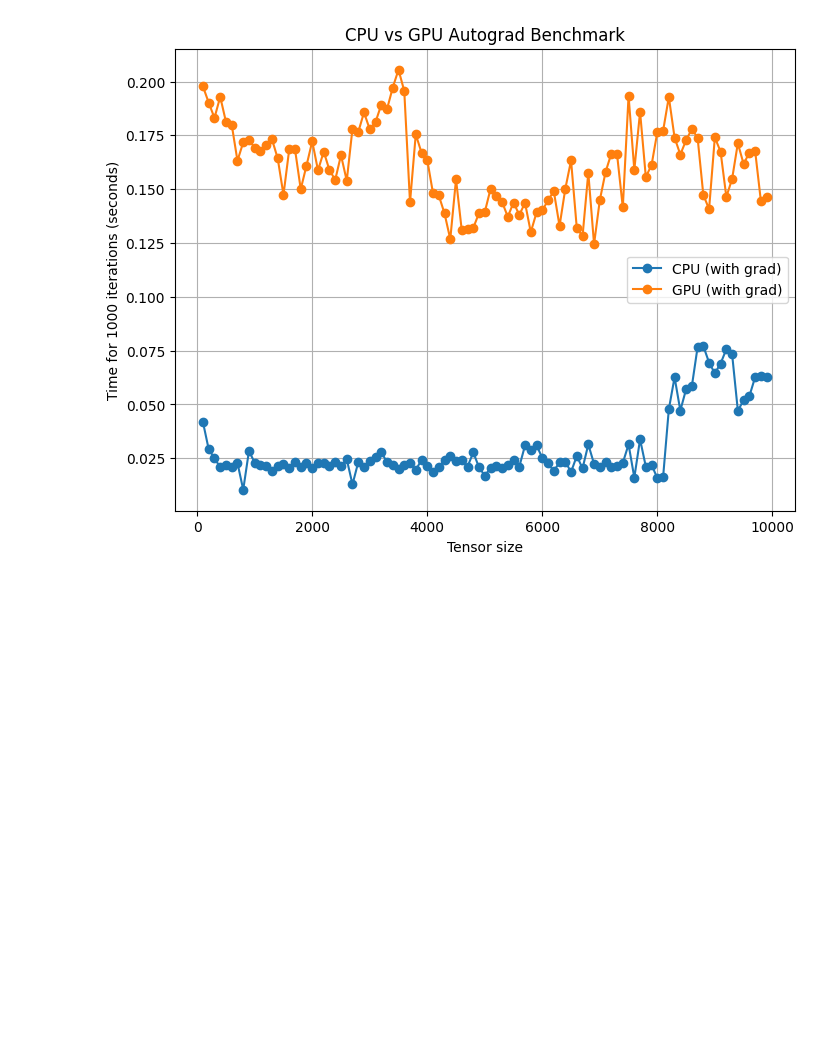
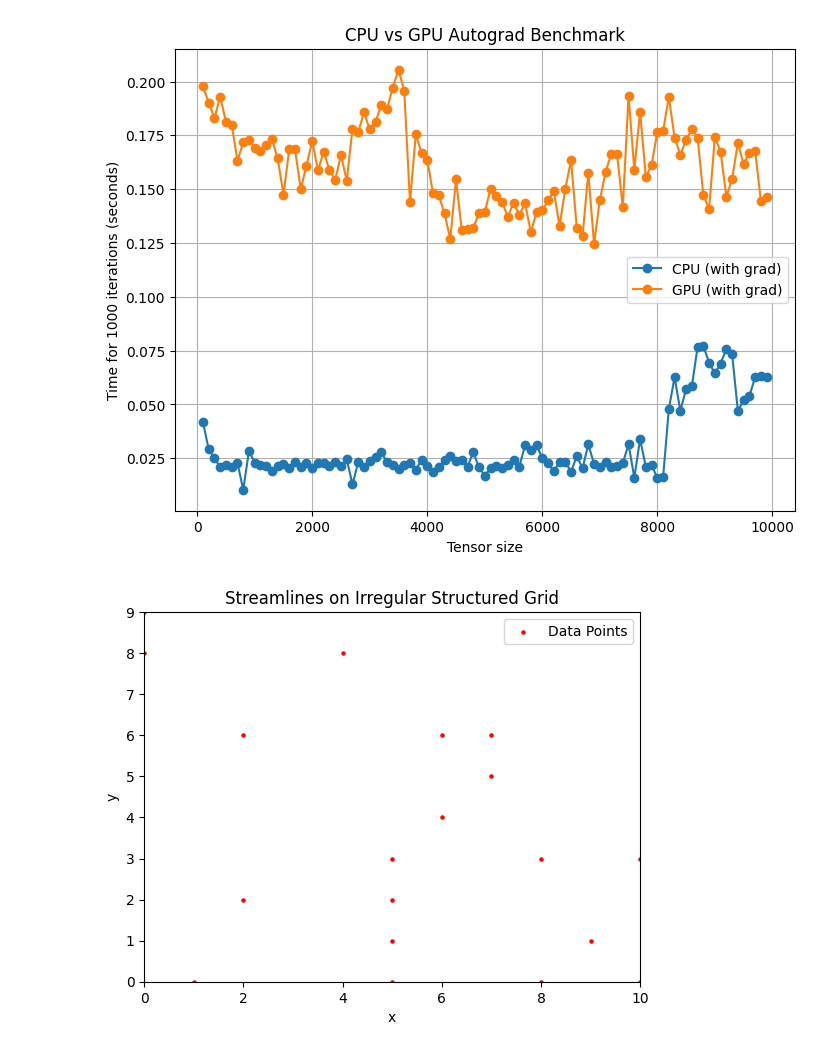
Before and after one commit to YoYo-XYZ/PINNs-for-NVS-fluid, a Jupyter notebook: experiment/benchmark.ipynb, the cells around one changed output. Cells and saved outputs as stored; diff of their text form; code cells hidden in the pictures; blank space fills up the shorter version.

```diff
--- a/experiment/benchmark.ipynb
+++ b/experiment/benchmark.ipynb
@@ -93,3 +93,86 @@ plt.xlim(0, 1)
 
 plt.tight_layout()
 plt.show()
+# %%
+import numpy as np
+import matplotlib.pyplot as plt
+
+# Your 1D arrays: x, y, v_x, v_y (replace with your actual data)
+# Example placeholder data for demonstration (irregular shape with some points "missing")
+x_unique_full = np.linspace(0, 10, 11)  # Uniform x spacing
+y_unique_full = np.linspace(0, 10, 11)  # Uniform y spacing
+X_full, Y_full = np.meshgrid(x_unique_full, y_unique_full)
+# Simulate irregular data: flatten full grid but remove some points
+mask = np.random.choice([True, False], size=X_full.shape, p=[0.2, 0.8])  # ~80% kept
+x = X_full[mask].flatten()
+y = Y_full[mask].flatten()
+v_x = np.sin(y)  # Example velocity field
+v_y = np.cos(x)
+
+# Step 1: Get sorted unique x and y values from data
+unique_x = np.sort(np.unique(x))
+unique_y = np.sort(np.unique(y))
+
+# Step 2: Infer uniform spacing (dx, dy) as minimum diff, and validate uniformity
+if len(unique_x) > 1:
+    diffs_x = np.diff(unique_x)
+    dx = np.min(diffs_x)
+    # Check if all diffs are integer multiples of dx (allowing for missing points)
+    multiples_x = np.round(diffs_x / dx)
+    if not np.allclose(diffs_x, multiples_x * dx):
+        raise ValueError("x values are not on a uniformly spaced grid, even with missing points. "
+                         "Interpolation to a uniform grid may be needed.")
+else:
+    raise ValueError("Insufficient unique x values to infer spacing.")
+
+if len(unique_y) > 1:
+    diffs_y = np.diff(unique_y)
+    dy = np.min(diffs_y)
+    multiples_y = np.round(diffs_y / dy)
+    if not np.allclose(diffs_y, multiples_y * dy):
+        raise ValueError("y values are not on a uniformly spaced grid, even with missing points.")
+else:
+    raise ValueError("Insufficient unique y values to infer spacing.")
+
+# Step 3: Compute full grid size including missing slots
+num_x = int(np.round((unique_x[-1] - unique_x[0]) / dx)) + 1
+num_y = int(np.round((unique_y[-1] - unique_y[0]) / dy)) + 1
+
+# Step 4: Create full uniform x and y arrays
+x_unique = unique_x[0] + np.arange(num_x) * dx
+y_unique = unique_y[0] + np.arange(num_y) * dy
+
+# Handle floating-point precision
+x_unique = np.round(x_unique, decimals=10)  # Adjust decimals based on your data precision
+y_unique = np.round(y_unique, decimals=10)
+
+# Step 5: Create 2D coordinate grids
+X, Y = np.meshgrid(x_unique, y_unique, indexing='xy')
+
+# Step 6: Create 2D velocity arrays initialized with NaN
+U = np.full((num_y, num_x), np.nan)
+V = np.full((num_y, num_x), np.nan)
+
+# Step 7: Map 1D data to 2D grids using computed indices (robust to floats)
+ix = np.round((x - x_unique[0]) / dx).astype(int)
+iy = np.round((y - y_unique[0]) / dy).astype(int)
+
+# Validate indices within bounds
+valid = (ix >= 0) & (ix < num_x) & (iy >= 0) & (iy < num_y)
+U[iy[valid], ix[valid]] = v_x[valid]
+V[iy[valid], ix[valid]] = v_y[valid]
+
+# Step 8: Plot the streamlines
+fig, ax = plt.subplots()
+ax.streamplot(X, Y, U, V, density=1, linewidth=1, color='blue')  # Adjust as needed
+ax.set_xlabel('x')
+ax.set_ylabel('y')
+ax.set_title('Streamlines on Irregular Structured Grid')
+
+# Optional: Overlay scatter of data points
+ax.scatter(x, y, color='red', s=5, label='Data Points')
+
+plt.legend()
+plt.show()
+# %% [output]
+[figure, added]
```
Also changed, not shown: 13 other files.
